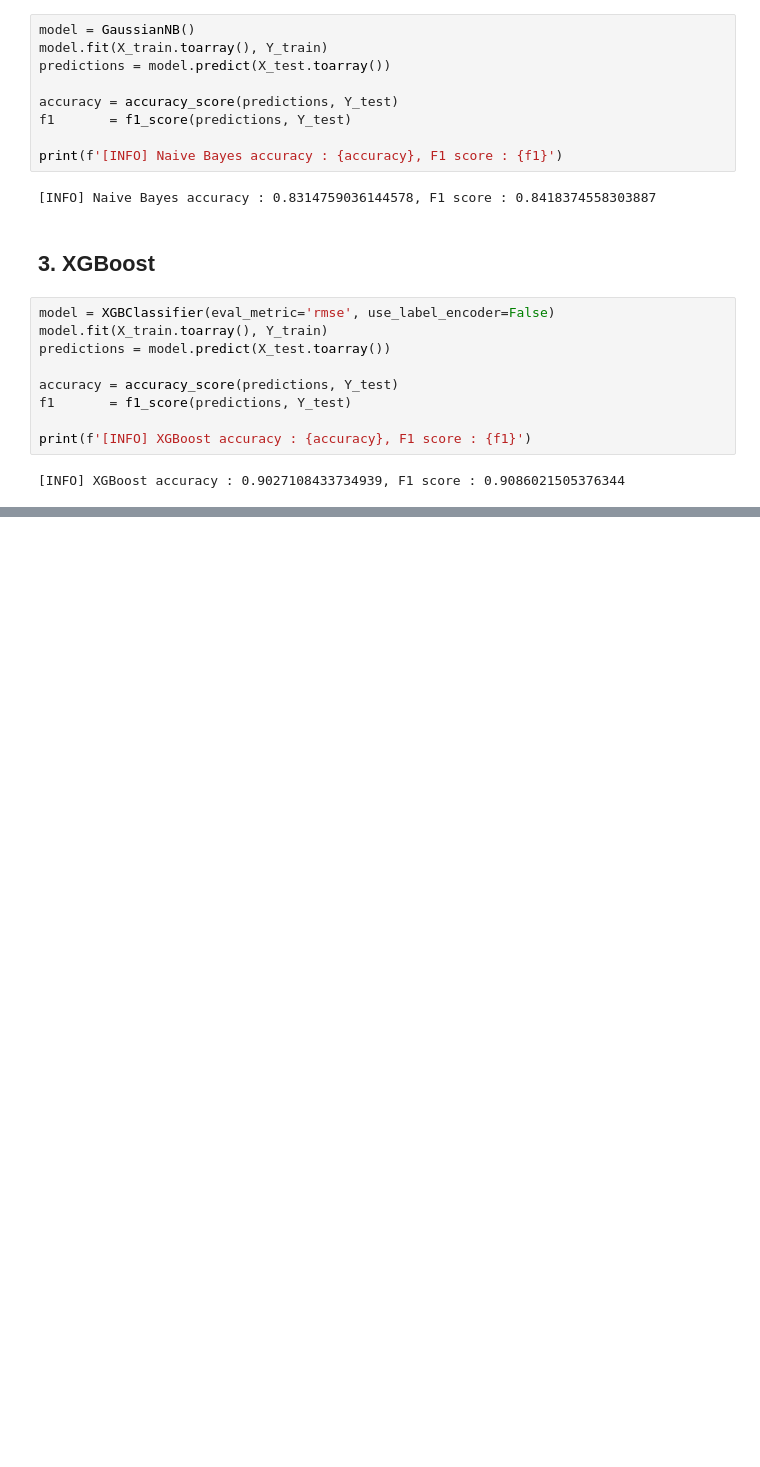
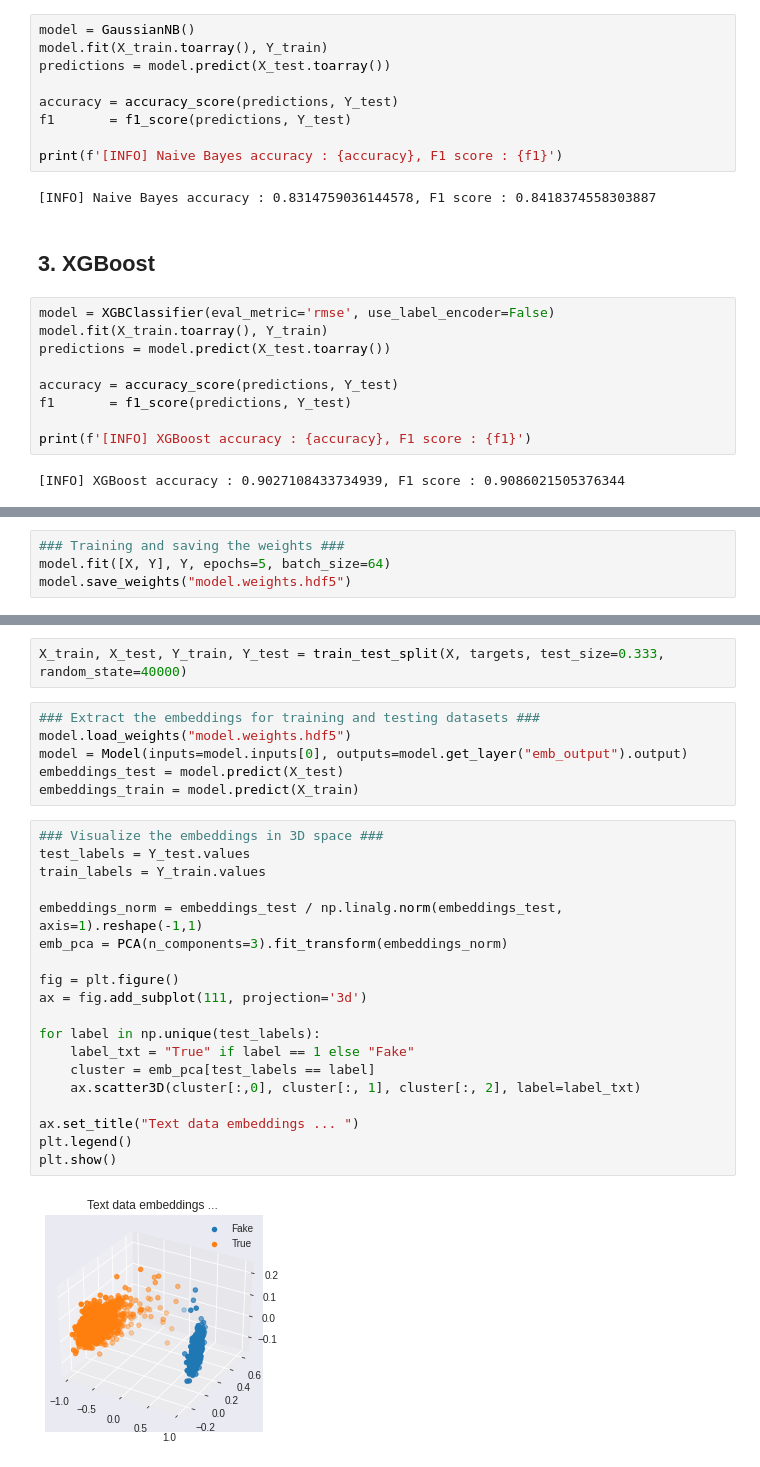
Before and after one commit to hieubkvn123/iecoe-sg-technical-interview, a Jupyter notebook: submit/Part2_NongMinhHieu_ML_Task.ipynb, the cells around one changed output, grey strips where cells are left out. Saved outputs shown, nothing was run; the diff lists cells and outputs as text; blank space fills up the shorter version.

Commit message:
Finished NN model, conclusion remained

```diff
--- a/submit/Part2_NongMinhHieu_ML_Task.ipynb
+++ b/submit/Part2_NongMinhHieu_ML_Task.ipynb
@@ -545,0 +621,4 @@ from tensorflow.keras
+# %%
+### Training and saving the weights ###
+model.fit([X, Y], Y, epochs=5, batch_size=64)
+model.save_weights("model.weights.hdf5")
@@ -545,0 +636,29 @@ from tensorflow.keras
+# %%
+X_train, X_test, Y_train, Y_test = train_test_split(X, targets, test_size=0.333, random_state=40000)
+# %%
+### Extract the embeddings for training and testing datasets ###
+model.load_weights("model.weights.hdf5")
+model = Model(inputs=model.inputs[0], outputs=model.get_layer("emb_output").output)
+embeddings_test = model.predict(X_test)
+embeddings_train = model.predict(X_train)
+# %%
+### Visualize the embeddings in 3D space ###
+test_labels = Y_test.values
+train_labels = Y_train.values
+
+embeddings_norm = embeddings_test / np.linalg.norm(embeddings_test, axis=1).reshape(-1,1)
+emb_pca = PCA(n_components=3).fit_transform(embeddings_norm)
+
+fig = plt.figure()
+ax = fig.add_subplot(111, projection='3d')
+
+for label in np.unique(test_labels):
+    label_txt = "True" if label == 1 else "Fake"
+    cluster = emb_pca[test_labels == label]
+    ax.scatter3D(cluster[:,0], cluster[:, 1], cluster[:, 2], label=label_txt)
+
+ax.set_title("Text data embeddings ... ")
+plt.legend()
+plt.show()
+# %% [output]
+[figure, added]
```
Also changed, not shown: parts of 8 cells of this notebook, 1 other file.
